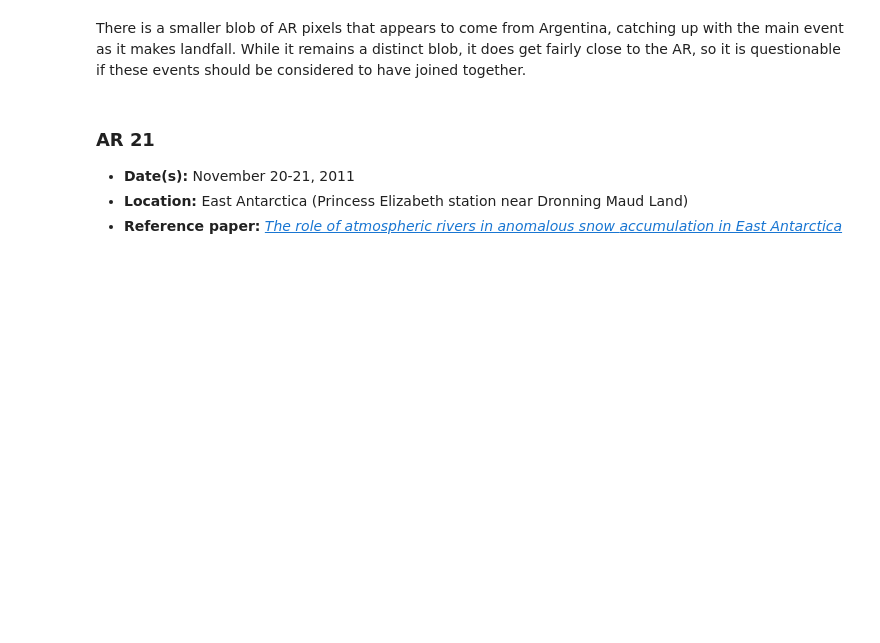
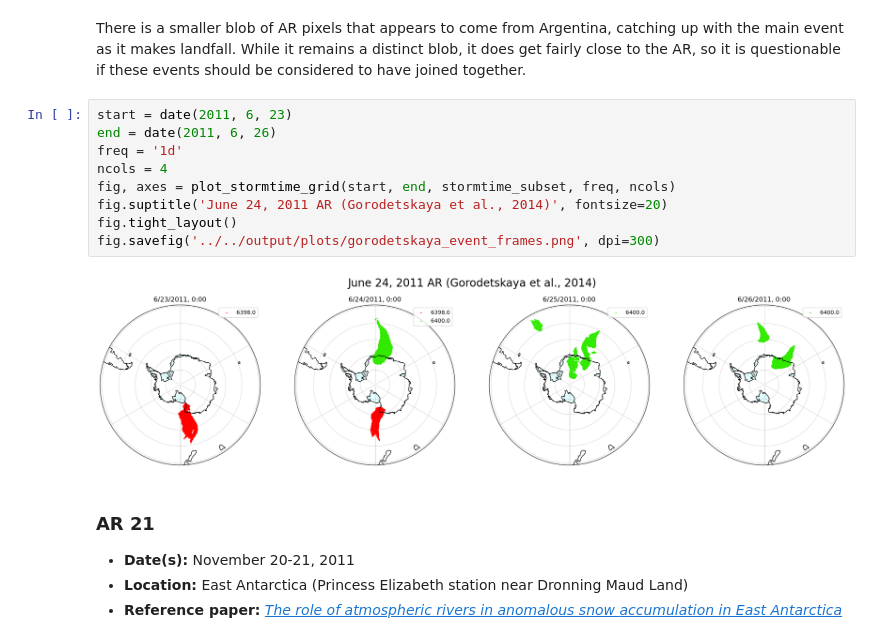
Before and after one commit to englacial/antarctic_AR_dataset, a Jupyter notebook: notebooks/quality_assurance/qa_case_studies.ipynb, the cells around one changed output. Drawn from its saved outputs; the diff is of its cells as text; blank space fills up the shorter version.

```diff
--- a/notebooks/quality_assurance/qa_case_studies.ipynb
+++ b/notebooks/quality_assurance/qa_case_studies.ipynb
@@ -351,6 +362,17 @@ Saving animation to ../../output/animations/gorodetskaya2014_5.mp4...
 [interactive output not drawn]
 # %% [markdown]
 There is a smaller blob of AR pixels that appears to come from Argentina, catching up with the main event as it makes landfall. While it remains a distinct blob, it does get fairly close to the AR, so it is questionable if these events should be considered to have joined together.
+# %%
+start = date(2011, 6, 23)
+end = date(2011, 6, 26)
+freq = '1d'
+ncols = 4
+fig, axes = plot_stormtime_grid(start, end, stormtime_subset, freq, ncols)
+fig.suptitle('June 24, 2011 AR (Gorodetskaya et al., 2014)', fontsize=20)
+fig.tight_layout()
+fig.savefig('../../output/plots/gorodetskaya_event_frames.png', dpi=300)
+# %% [output]
+[figure, added]
 # %% [markdown]
 ### AR 21
 
```
Also changed, not shown: parts of 2 cells of this notebook, 7 other files.
